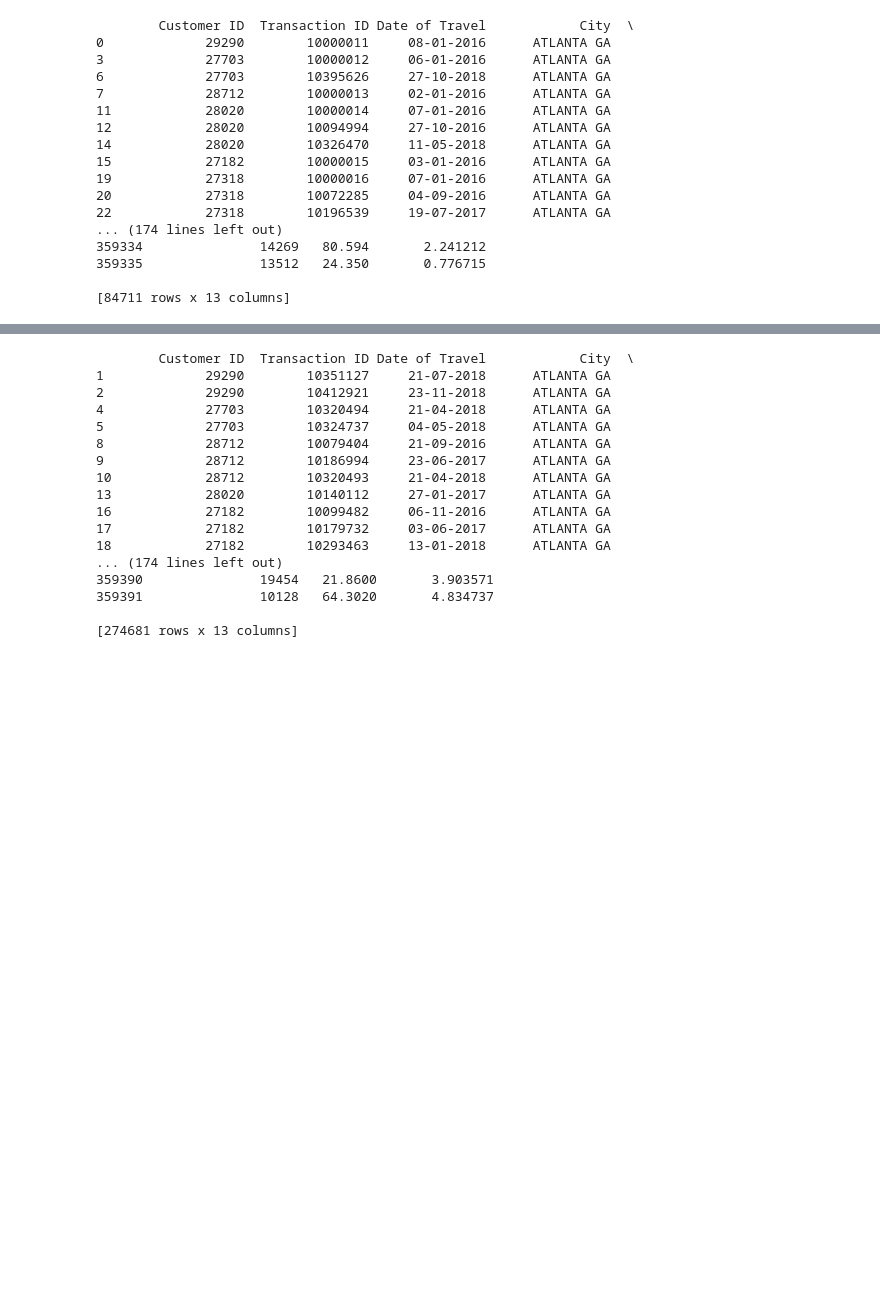
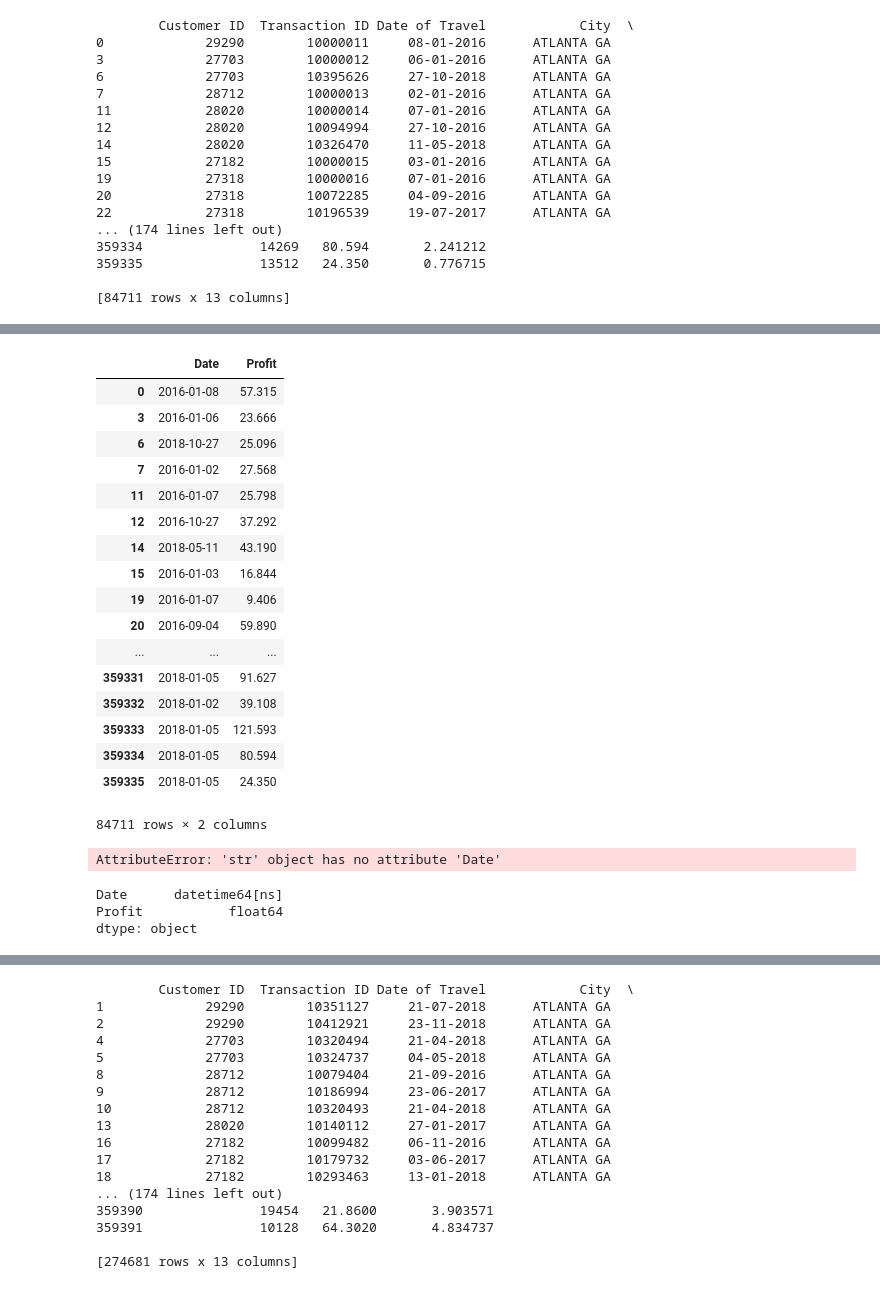
Before and after one commit to Rash1425/DataSets, a Jupyter notebook: G2M_cab_data_Analysis.ipynb, the cells around one changed output, grey strips where cells are left out. Cells and saved outputs as stored; diff of their text form; code cells hidden in the pictures; blank space fills up the shorter version.

Commit message:
G2M Cab Data Analysis file updated

```diff
--- a/G2M_cab_data_Analysis.ipynb
+++ b/G2M_cab_data_Analysis.ipynb
@@ -381,0 +362,8 @@ pink_cab
+# %%
+#converting series into data frame
+pink_cab = pd.DataFrame(pink_cab)
+#print(pink_cab)
+# %%
+
+ts = pd.DataFrame(pink_cab,columns=['Date of Travel','Profit'])
+print(ts)
@@ -381,0 +388,3 @@ pink_cab
+# %%
+ts = ts.rename(columns = {'Date of Travel': 'Date'}, inplace = False)
+print(ts)
@@ -381,0 +409,39 @@ pink_cab
+# %%
+#ts['Date'] = pd.to_datetime(ts['Date'])
+#print(ts['Date'])
+
+ts["Date"]=pd.to_datetime(ts.Date,format='%d-%m-%Y')
+# %%
+ts
+# %% [output]
+|  | Date | Profit |
+| 0 | 2016-01-08 | 57.315 |
+| 3 | 2016-01-06 | 23.666 |
+| 6 | 2018-10-27 | 25.096 |
+| 7 | 2016-01-02 | 27.568 |
+| 11 | 2016-01-07 | 25.798 |
+| 12 | 2016-10-27 | 37.292 |
+| 14 | 2018-05-11 | 43.190 |
+| 15 | 2016-01-03 | 16.844 |
+| 19 | 2016-01-07 | 9.406 |
+| 20 | 2016-09-04 | 59.890 |
+| ... | ... | ... |
+| 359331 | 2018-01-05 | 91.627 |
+| 359332 | 2018-01-02 | 39.108 |
+| 359333 | 2018-01-05 | 121.593 |
+| 359334 | 2018-01-05 | 80.594 |
+| 359335 | 2018-01-05 | 24.350 |
+84711 rows × 2 columns
+# %%
+for i in (ts):
+    i['year']=i.Date.dt.year
+    i['month']=i.Datet.dt.month
+    i['day']=i.Datet.dt.day
+# %% [output]
+AttributeError: 'str' object has no attribute 'Date'
+# %%
+print(ts.dtypes)
+# %% [output]
+Date      datetime64[ns]
+Profit           float64
+dtype: object
```
Also changed, not shown: parts of 7 cells of this notebook.
